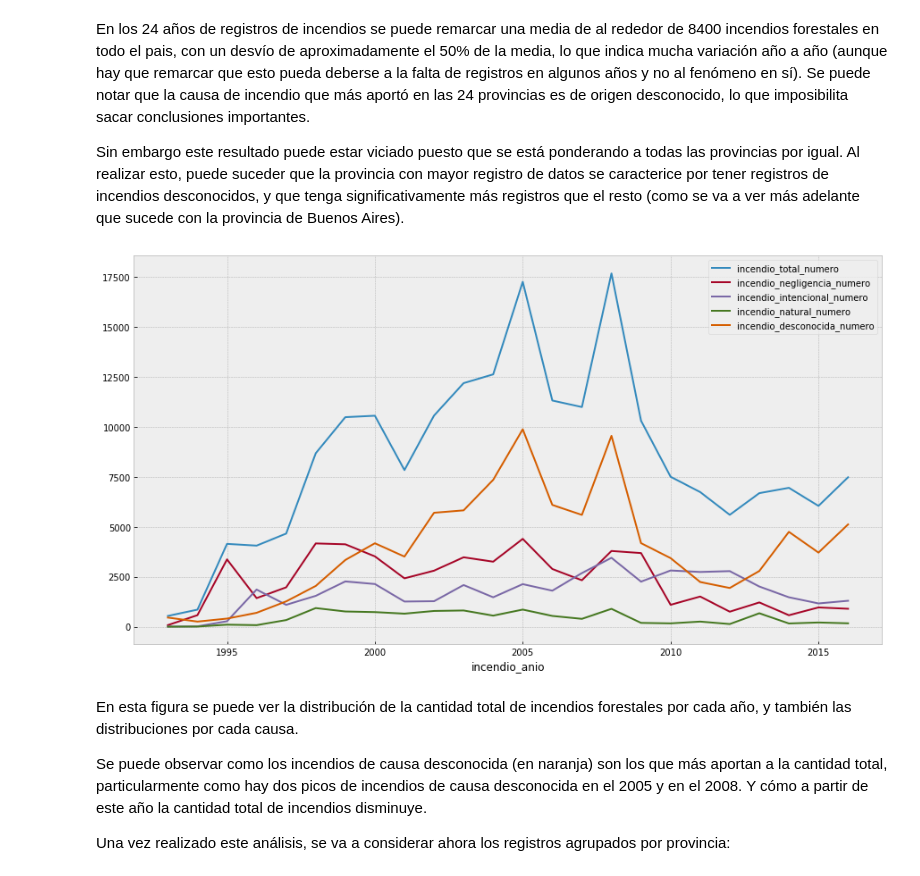
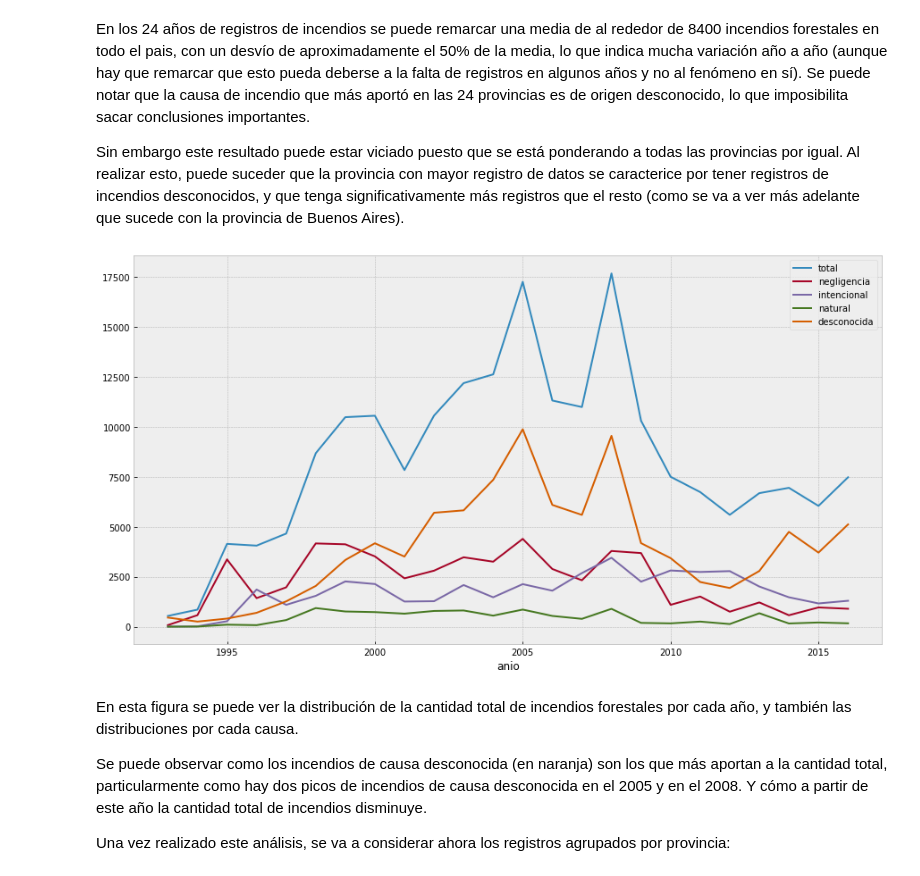
Before and after one commit to gonzigaran/DiploDatos2018, a Jupyter notebook: ayv/laboratorio 1.ipynb, the cells around one changed output. Cells and saved outputs as stored; diff of their text form; code cells hidden in the pictures.

Commit message:
cambio nombre de columnas lab 1

```diff
--- a/ayv/laboratorio 1.ipynb
+++ b/ayv/laboratorio 1.ipynb
@@ -43,3 +43,12 @@ data.head(3)
 | 0 | 1993 | Buenos Aires | 0 | 0 | 0 | ... |
 | 1 | 1993 | Catamarca | 0 | 0 | 0 | ... |
 | 2 | 1993 | Chaco | 0 | 0 | 0 | ... |
+# %%
+data = data.rename(columns={'incendio_anio': 'anio',
+                     'incendio_provincia': 'provincia',
+                     'incendio_total_numero': 'total',
+                     'incendio_negligencia_numero': 'negligencia',
+                     'incendio_intencional_numero': 'intencional',
+                     'incendio_natural_numero': 'natural',
+                     'incendio_desconocida_numero': 'desconocida'})
+data.head(3)
@@ -70,7 +84,7 @@ El objetivo principal va a ser intentar relacionar las causas de los incendios f
 # %% [markdown]
 Iniciamos un estudio en el comportamiento de cada causa de incendio a lo largo de los años, sin hacer distinción en provincia.
 # %%
-df_anio = data.groupby('incendio_anio', as_index = True).sum()
+df_anio = data.groupby('anio', as_index = True).sum()
 display(df_anio.head(3))
 display(df_anio.describe())
 # %% [output]
@@ -93,11 +107,11 @@ En los 24 años de registros de incendios se puede remarcar una media de al rede
 
 Sin embargo este resultado puede estar viciado puesto que se está ponderando a todas las provincias por igual. Al realizar esto, puede suceder que  la provincia con mayor registro de datos se caracterice por tener registros de incendios desconocidos, y que tenga significativamente más registros que el resto (como se va a ver más adelante que sucede con la provincia de Buenos Aires).
 # %%
-df_anio.plot(y=['incendio_total_numero', 'incendio_negligencia_numero', 'incendio_intencional_numero', 'incendio_natural_numero', 'incendio_desconocida_numero'],
+df_anio.plot(y=['total', 'negligencia', 'intencional', 'natural', 'desconocida'],
         kind='line', figsize=(15,8))
 plt.show()
 # %% [output]
-[figure, old version]
+[figure, new version]
 # %% [markdown]
 En esta figura se puede ver la distribución de la cantidad total de incendios forestales por cada año, y también las distribuciones por cada causa.
 
```
Also changed, not shown: parts of 8 cells of this notebook.
